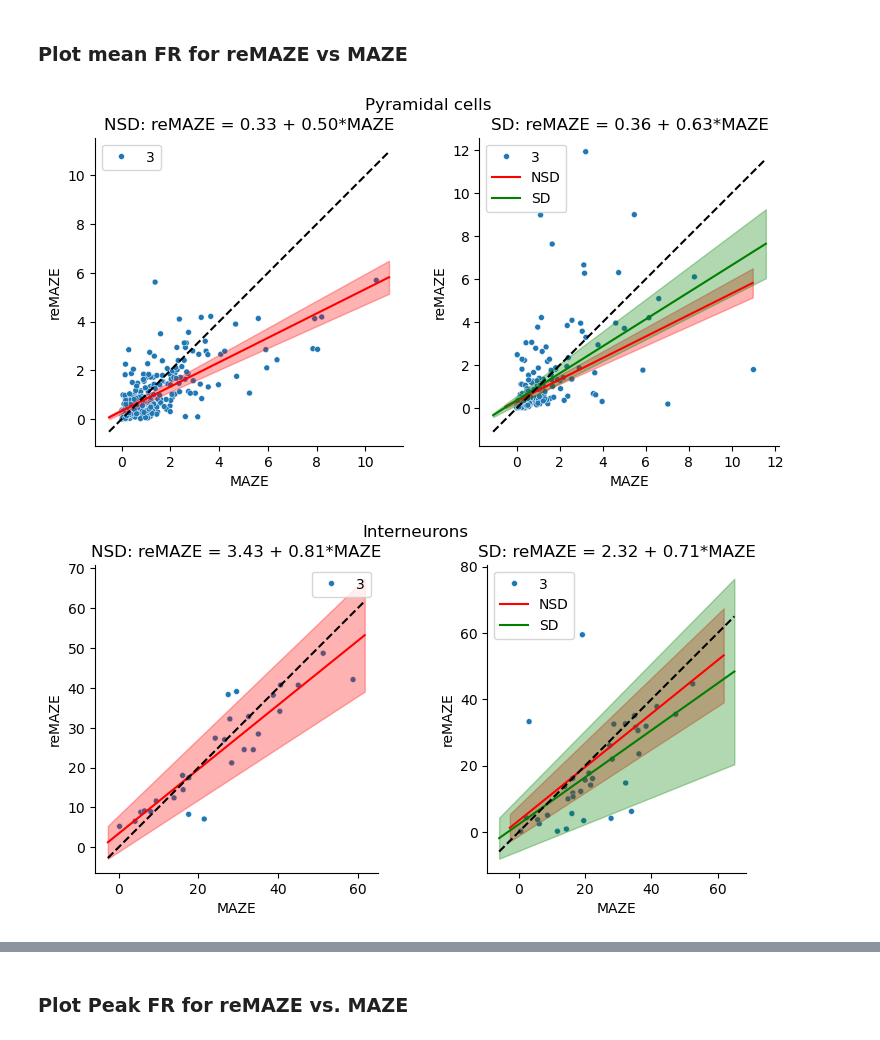
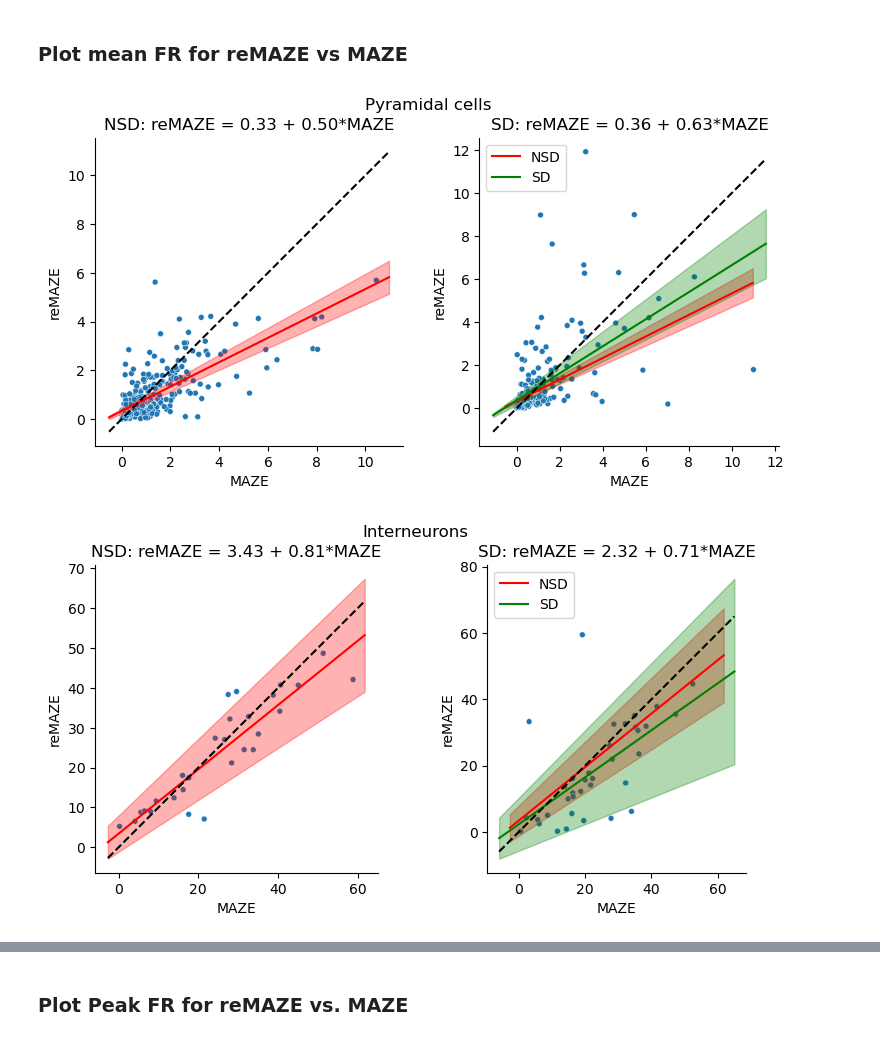
Before and after one commit to nkinsky/Projects_sandbox, a Jupyter notebook: sd_drift/sd_figure4_firing_rate_changes.ipynb, the cells around one changed output, grey strips where cells are left out. Cells and saved outputs as stored; diff of their text form; code cells hidden in the pictures.

```diff
--- a/sd_drift/sd_figure4_firing_rate_changes.ipynb
+++ b/sd_drift/sd_figure4_firing_rate_changes.ipynb
@@ -121,0 +67,3 @@ Number of neurons: 49
+# %%
+fr_df = pd.read_csv(group_data_dir / "remaze_fr.csv", index_col=0)
+fr_df
@@ -159,33 +121,33 @@ for ntype, nname in zip(["pyr", "inter", "mua"], ["Pyramidal cells", "Interneuro
     df_type = fr_df[fr_df.neuron_type == ntype]
 
     xlims_agg = []
     colors = ["r", "g"]
     for ida, (a, grp, color) in enumerate(zip(ax, ["NSD", "SD"], colors)):
         df_use = df_type[df_type.grp == grp]
         df_rs = df_use.pivot(columns="session_type", values="mean_frate", index="nid_unique")
-        sns.scatterplot(data=df_rs,x="MAZE", y="reMAZE", size=3, ax=a)
+        sns.scatterplot(data=df_rs,x="MAZE", y="reMAZE", size=3, legend=False, ax=a)
         stats = pg.linear_regression(df_rs.MAZE, df_rs.reMAZE)
         if ida == 1:
             a.plot(xlims, xlims * slope + intercept, color=colors[0], label="NSD")
             a.fill_between(xlims, xlims * mb + intb, xlims * mt + intt, color=colors[0], alpha=0.3)
         intercept = stats[stats.names == "Intercept"].coef.values[0]
         slope = stats[stats.names == "MAZE"].coef.values[0]
         a.set_aspect('equal')
         xlims = np.array(a.get_xlim())
         # xlims = np.array(a.get_xlim()) if ida == 0 else xlims
         a.plot(xlims, xlims * slope + intercept, color, label="SD")
         intb = stats[stats.names == "Intercept"]["CI[2.5%]"].values[0]
         intt = stats[stats.names == "Intercept"]["CI[97.5%]"].values[0]
         mb = stats[stats.names == "MAZE"]["CI[2.5%]"].values[0]
         mt = stats[stats.names == "MAZE"]["CI[97.5%]"].values[0]
         a.fill_between(xlims, xlims * mb + intb, xlims * mt + intt, color=color, alpha=0.3)
         a.plot(xlims, xlims, 'k--')
         # a.set_xlim(xlims)
         # a.set_ylim(xlims)
         a.set_title(f"{grp}: reMAZE = {intercept:0.2f} + {slope:0.2f}*MAZE")
         if ida == 1:
             a.legend()
     sns.despine(fig=fig)
 # %% [output]
-[figure, old version]
+[figure, new version]
-[figure, old version]
+[figure, new version]
```
Also changed, not shown: parts of 13 cells of this notebook.
